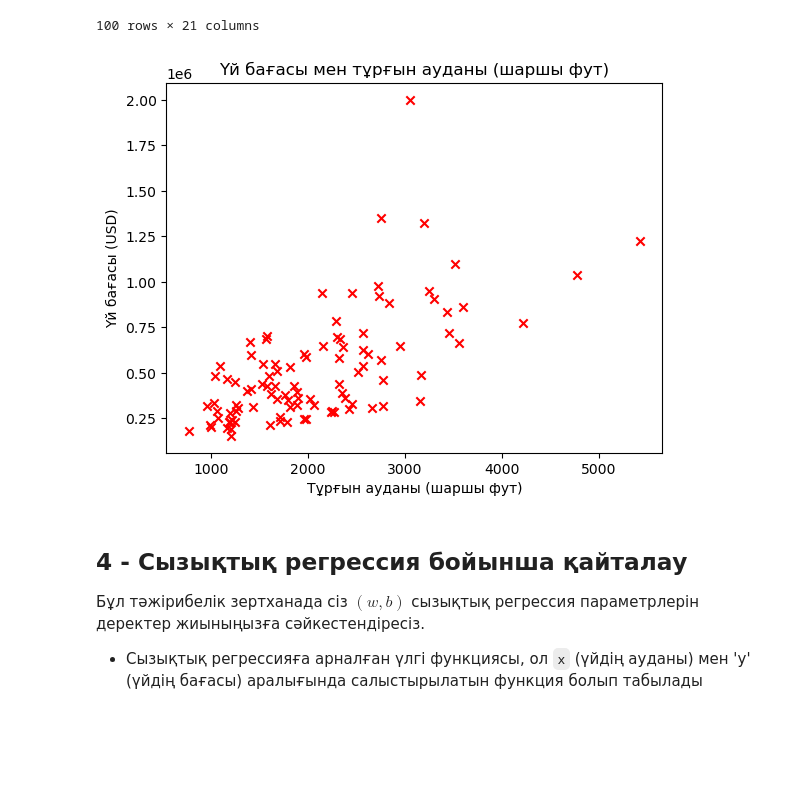
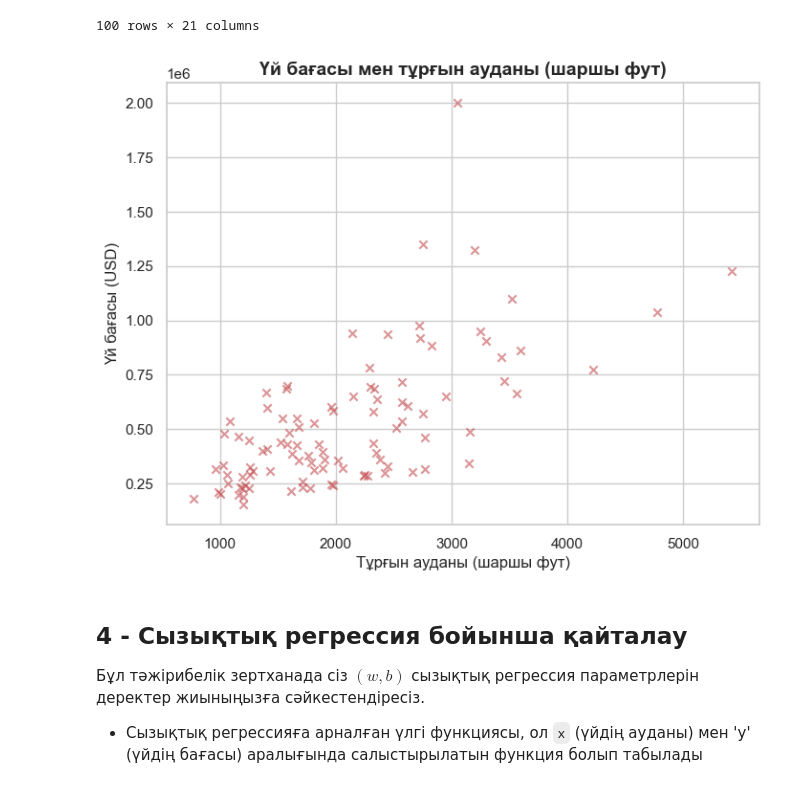
Before and after one commit to Nurda008/lab2, a Jupyter notebook: lab2.ipynb, the cells around one changed output. Drawn from its saved outputs; the diff is of its cells as text; code cells hidden in the pictures; blank space fills up the shorter version.

```diff
--- a/lab2.ipynb
+++ b/lab2.ipynb
@@ -42,16 +42,23 @@ df
 | 99 | 7338200240 | 20140516T000000 | 437500.0 | 3 | 2.50 | 2320 | 36847 | 2.0 | 0 | 2 | ... |
 100 rows × 21 columns
 # %%
+import matplotlib.pyplot as plt
+import seaborn as sns
+
+sns.set(style="whitegrid")
+
 x = df['sqft_living']
 y = df['price']
 
-plt.scatter(x, y, marker='x', c='r')
-plt.title("Үй бағасы мен тұрғын ауданы (шаршы фут)")
-plt.xlabel("Тұрғын ауданы (шаршы фут)")
-plt.ylabel("Үй бағасы (USD)")
+plt.figure(figsize=(8, 6))  # Устанавливаем размер графика
+plt.scatter(x, y, marker='x', c='r', alpha=0.6)  # Добавляем прозрачность
+plt.title("Үй бағасы мен тұрғын ауданы (шаршы фут)", fontsize=14, fontweight='bold')
+plt.xlabel("Тұрғын ауданы (шаршы фут)", fontsize=12)
+plt.ylabel("Үй бағасы (USD)", fontsize=12)
+
 plt.show()
 # %% [output]
-[figure, old version]
+[figure, new version]
 # %% [markdown]
 <a name="4"></a>
 ## 4 - Сызықтық регрессия бойынша қайталау
```
Also changed, not shown: parts of 3 cells of this notebook.
